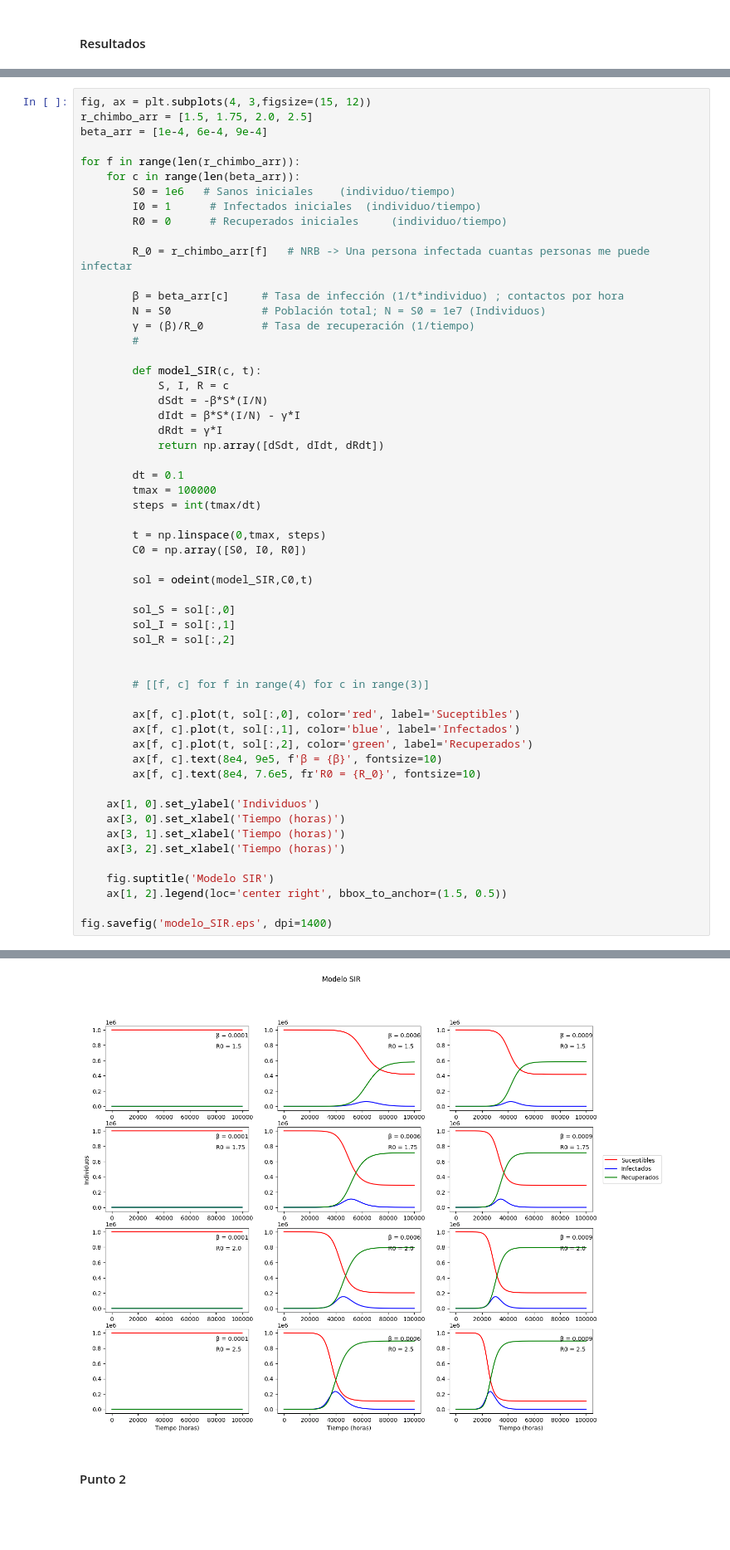
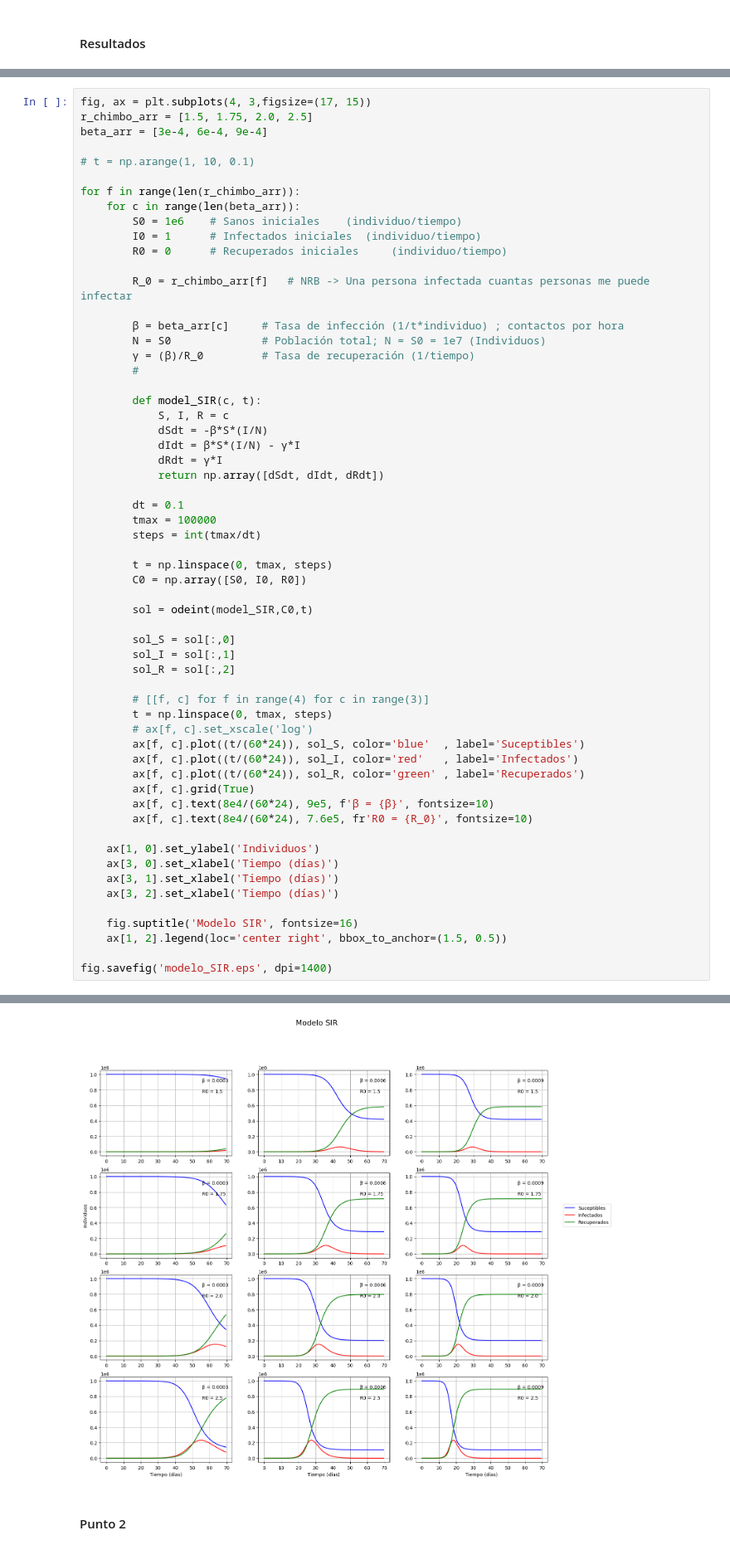
Before and after one commit to SergioPachonDotor/MAIM, a Jupyter notebook: Tarea_5/modelo_SIR.ipynb, the cells around one changed output, grey strips where cells are left out. Shown at 83% size. Drawn from its saved outputs; the diff is of its cells as text; blank space fills up the shorter version.

Commit message:
Fixed graph

```diff
--- a/Tarea_5/modelo_SIR.ipynb
+++ b/Tarea_5/modelo_SIR.ipynb
@@ -79,13 +79,15 @@ fig.legend(loc='center right', bbox_to_anchor=(1, 0.5))
 <matplotlib.legend.Legend at 0x...>
 [figure]
 # %%
-fig, ax = plt.subplots(4, 3,figsize=(15, 12))
+fig, ax = plt.subplots(4, 3,figsize=(17, 15))
 r_chimbo_arr = [1.5, 1.75, 2.0, 2.5]
-beta_arr = [1e-4, 6e-4, 9e-4]
+beta_arr = [3e-4, 6e-4, 9e-4]
+
+# t = np.arange(1, 10, 0.1)
 
 for f in range(len(r_chimbo_arr)):
     for c in range(len(beta_arr)):
-        S0 = 1e6   # Sanos iniciales    (individuo/tiempo)
+        S0 = 1e6    # Sanos iniciales    (individuo/tiempo)
         I0 = 1      # Infectados iniciales  (individuo/tiempo)
         R0 = 0      # Recuperados iniciales     (individuo/tiempo)
 
@@ -98,46 +100,47 @@ for f in range(len(r_chimbo_arr)):
 
         def model_SIR(c, t):
             S, I, R = c
             dSdt = -β*S*(I/N)
             dIdt = β*S*(I/N) - γ*I
             dRdt = γ*I
             return np.array([dSdt, dIdt, dRdt])
 
         dt = 0.1
         tmax = 100000
         steps = int(tmax/dt)
 
-        t = np.linspace(0,tmax, steps)
+        t = np.linspace(0, tmax, steps)
         C0 = np.array([S0, I0, R0])
 
         sol = odeint(model_SIR,C0,t)
 
         sol_S = sol[:,0]
         sol_I = sol[:,1]
         sol_R = sol[:,2]
 
-
         # [[f, c] for f in range(4) for c in range(3)]
-
-        ax[f, c].plot(t, sol[:,0], color='red', label='Suceptibles')
-        ax[f, c].plot(t, sol[:,1], color='blue', label='Infectados')
-        ax[f, c].plot(t, sol[:,2], color='green', label='Recuperados')
-        ax[f, c].text(8e4, 9e5, f'β = {β}', fontsize=10)
-        ax[f, c].text(8e4, 7.6e5, fr'R0 = {R_0}', fontsize=10)
+        t = np.linspace(0, tmax, steps)
+        # ax[f, c].set_xscale('log')
+        ax[f, c].plot((t/(60*24)), sol_S, color='blue'  , label='Suceptibles')
+        ax[f, c].plot((t/(60*24)), sol_I, color='red'   , label='Infectados')
+        ax[f, c].plot((t/(60*24)), sol_R, color='green' , label='Recuperados')
+        ax[f, c].grid(True)
+        ax[f, c].text(8e4/(60*24), 9e5, f'β = {β}', fontsize=10)
+        ax[f, c].text(8e4/(60*24), 7.6e5, fr'R0 = {R_0}', fontsize=10)
 
     ax[1, 0].set_ylabel('Individuos')
-    ax[3, 0].set_xlabel('Tiempo (horas)')
-    ax[3, 1].set_xlabel('Tiempo (horas)')
-    ax[3, 2].set_xlabel('Tiempo (horas)')
+    ax[3, 0].set_xlabel('Tiempo (días)')
+    ax[3, 1].set_xlabel('Tiempo (días)')
+    ax[3, 2].set_xlabel('Tiempo (días)')
 
-    fig.suptitle('Modelo SIR')
+    fig.suptitle('Modelo SIR', fontsize=16)
     ax[1, 2].legend(loc='center right', bbox_to_anchor=(1.5, 0.5))
 
 fig.savefig('modelo_SIR.eps', dpi=1400)
 # %% [output]
 No artists with labels found to put in legend.  Note that artists whose label start with an underscore are ignored when legend() is called with no argument.
 The PostScript backend does not support transparency; partially transparent artists will be rendered opaque.
-[figure, old version]
+[figure, new version]
 # %% [markdown]
 #### Punto 2
 # %% [markdown]
```
Also changed, not shown: parts of 1 cell of this notebook, 1 other file.
